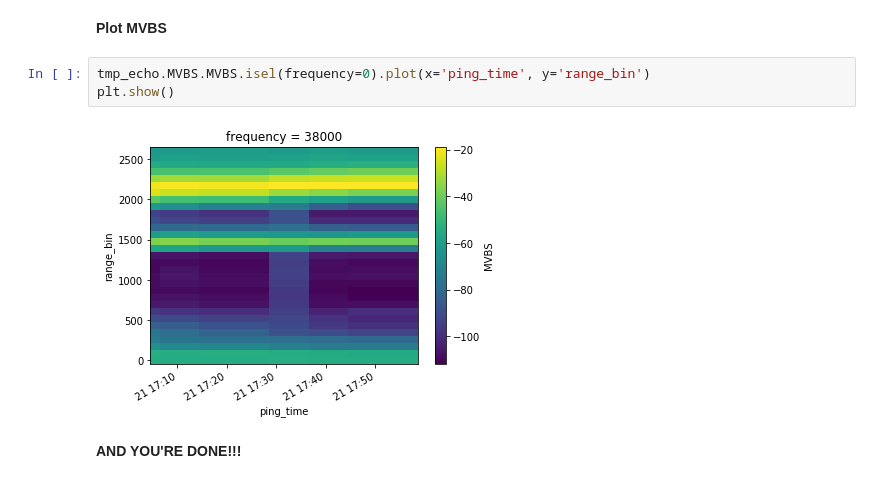
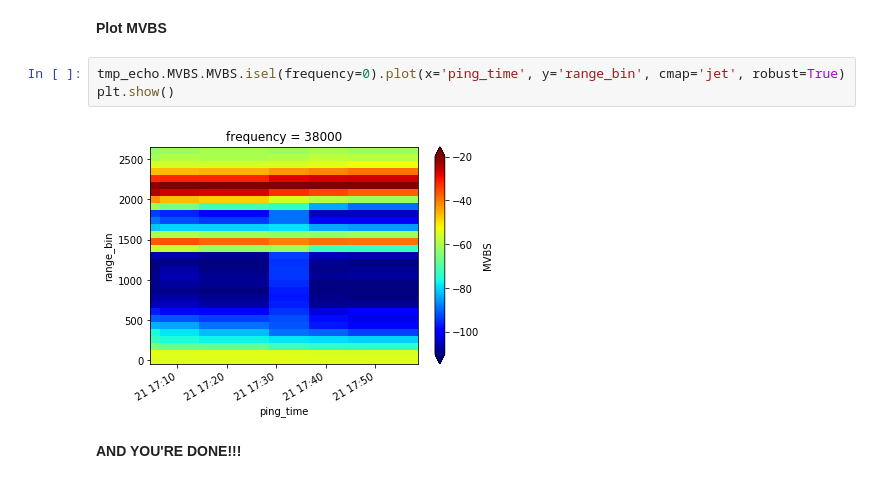
Before and after one commit to OSOceanAcoustics/echopype, a Jupyter notebook: notebooks/azfp_mvbs_demo.ipynb, the cells around one changed output. Drawn from its saved outputs; the diff is of its cells as text.

```diff
--- a/notebooks/azfp_mvbs_demo.ipynb
+++ b/notebooks/azfp_mvbs_demo.ipynb
@@ -43,9 +43,9 @@ tmp_echo.get_MVBS()
 # %% [markdown]
 **Plot MVBS**
 # %%
-tmp_echo.MVBS.MVBS.isel(frequency=0).plot(x='ping_time', y='range_bin')
+tmp_echo.MVBS.MVBS.isel(frequency=0).plot(x='ping_time', y='range_bin', cmap='jet', robust=True)
 plt.show()
 # %% [output]
-[figure, old version]
+[figure, new version]
 # %% [markdown]
 **AND YOU'RE DONE!!!**
```
Also changed, not shown: parts of 2 cells of this notebook.
